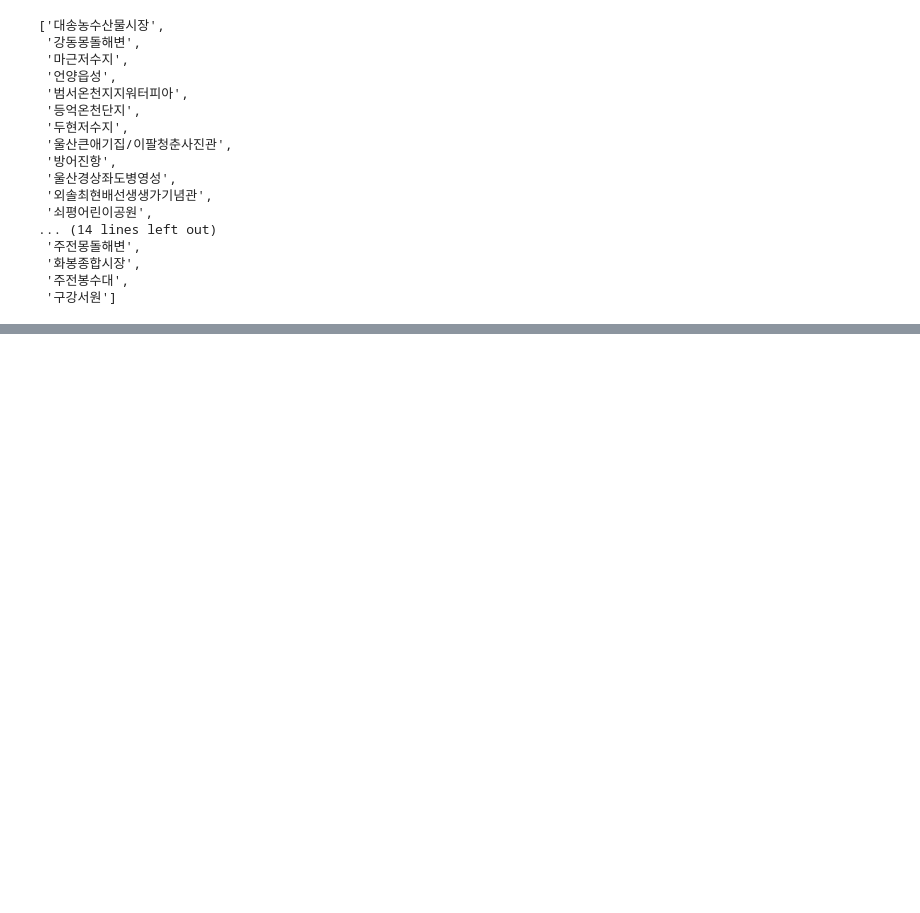
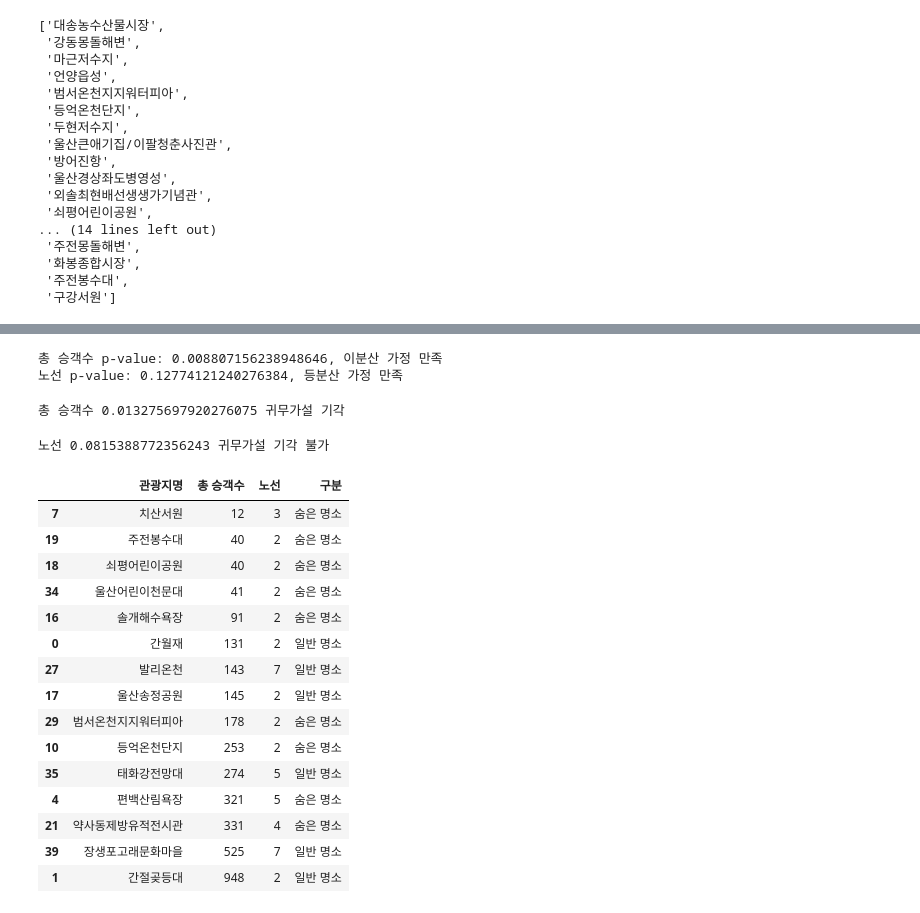
Before and after one commit to GRetriever/Data-Analysis-Project, a Jupyter notebook: Tourist Attractions/울산.ipynb, the cells around one changed output, grey strips where cells are left out. Drawn from its saved outputs; the diff is of its cells as text; code cells hidden in the pictures; blank space fills up the shorter version.

```diff
--- a/Tourist Attractions/울산.ipynb
+++ b/Tourist Attractions/울산.ipynb
@@ -626,0 +634,5 @@ busan_map
+# %%
+new_df = df[['관광지명', '총 승객수']]
+new_df = new_df.drop_duplicates()
+# %%
+new_df = pd.merge(new_df,bus,on='관광지명',how='inner')
@@ -626,0 +641,8 @@ busan_map
+# %%
+new_df.loc[13,'관광지명'] = '울산큰애기집/이팔청춘사진관'
+# %%
+for i in range(len(new_df)):
+    if new_df.iloc[i]['관광지명'] in first.head(30)['관광지명'].tolist():
+        new_df.loc[i,'구분'] = '숨은 명소'
+    else:
+        new_df.loc[i,'구분'] = '일반 명소'
@@ -626,0 +657,64 @@ busan_map
+# %%
+from scipy import stats
+
+test_names = ['총 승객수','노선']
+
+p = new_df[new_df['구분'] == '일반 명소'][['총 승객수','노선']]
+up = new_df[new_df['구분'] == '숨은 명소'][['총 승객수','노선']]
+
+for test_name in test_names:
+    statistic,p_value = stats.levene(p[test_name], up[test_name])
+    if p_value > 0.05:
+        print(f"{test_name} p-value: {p_value}, 등분산 가정 만족")
+    else:
+        print(f"{test_name} p-value: {p_value}, 이분산 가정 만족")
+# %% [output]
+총 승객수 p-value: 0.008807156238948646, 이분산 가정 만족
+노선 p-value: 0.12774121240276384, 등분산 가정 만족
+# %%
+for test_name in test_names[0:1]:
+    t_statistic,pvalue = stats.ttest_ind(
+        a = p[test_name],
+        b = up[test_name],
+        alternative = 'two-sided',
+        equal_var = False
+)
+    if pvalue<0.05:
+        print(test_name,pvalue,'귀무가설 기각')
+    else:
+        print(test_name,pvalue,'귀무가설 기각 불가')
+# %% [output]
+총 승객수 0.013275697920276075 귀무가설 기각
+# %%
+for test_name in test_names[1:]:
+    t_statistic,pvalue = stats.ttest_ind(
+        a = p[test_name],
+        b = up[test_name],
+        alternative = 'two-sided',
+        equal_var = True
+)
+    if pvalue<0.05:
+        print(test_name,pvalue,'귀무가설 기각')
+    else:
+        print(test_name,pvalue,'귀무가설 기각 불가')
+# %% [output]
+노선 0.0815388772356243 귀무가설 기각 불가
+# %%
+new_df.sort_values(by='총 승객수')[:15]
+# %% [output]
+|  | 관광지명 | 총 승객수 | 노선 | 구분 |
+| 7 | 치산서원 | 12 | 3 | 숨은 명소 |
+| 19 | 주전봉수대 | 40 | 2 | 숨은 명소 |
+| 18 | 쇠평어린이공원 | 40 | 2 | 숨은 명소 |
+| 34 | 울산어린이천문대 | 41 | 2 | 숨은 명소 |
+| 16 | 솔개해수욕장 | 91 | 2 | 숨은 명소 |
+| 0 | 간월재 | 131 | 2 | 일반 명소 |
+| 27 | 발리온천 | 143 | 7 | 일반 명소 |
+| 17 | 울산송정공원 | 145 | 2 | 일반 명소 |
+| 29 | 범서온천지지워터피아 | 178 | 2 | 숨은 명소 |
+| 10 | 등억온천단지 | 253 | 2 | 숨은 명소 |
+| 35 | 태화강전망대 | 274 | 5 | 일반 명소 |
+| 4 | 편백산림욕장 | 321 | 5 | 숨은 명소 |
+| 21 | 약사동제방유적전시관 | 331 | 4 | 숨은 명소 |
+| 39 | 장생포고래문화마을 | 525 | 7 | 일반 명소 |
+| 1 | 간절곶등대 | 948 | 2 | 일반 명소 |
```
Also changed, not shown: parts of 13 cells of this notebook, 4 other files.
